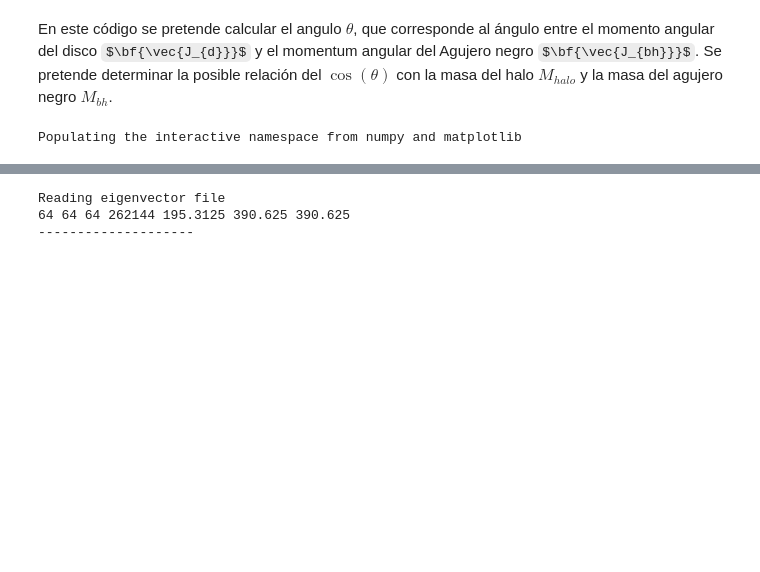
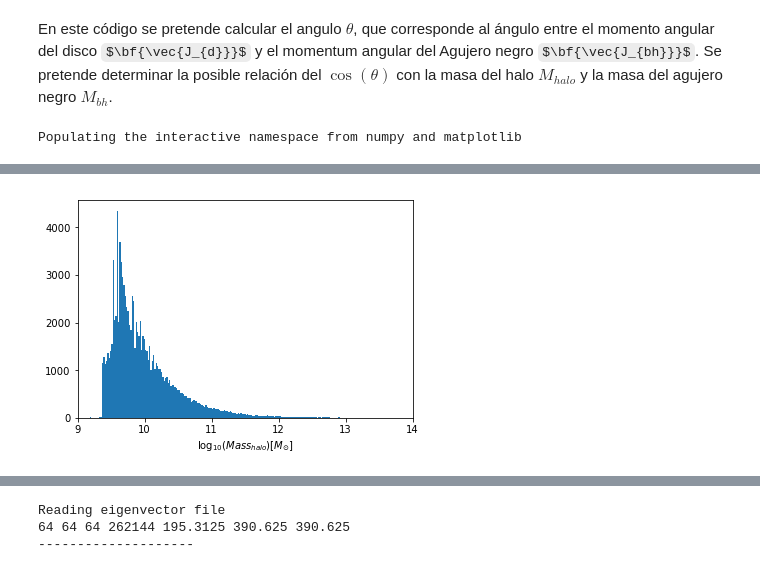
Before and after one commit to Daniel-Montenegro/Thesis, a Jupyter notebook: proyecto/Activity_1/Activity_1.ipynb, the cells around one changed output, grey strips where cells are left out. Saved outputs shown, nothing was run; the diff lists cells and outputs as text; code cells hidden in the pictures; some formulas as TeX source; blank space fills up the shorter version.

```diff
--- a/proyecto/Activity_1/Activity_1.ipynb
+++ b/proyecto/Activity_1/Activity_1.ipynb
@@ -23,16 +23,21 @@ import os
 # %% [output]
 Populating the interactive namespace from numpy and matplotlib
 # %%
-
+"""
+INFORMACION SOBRE LOS HALOS
+"""
 
 #DataFolder= '../../Data/groups_015/'
 #SnapNumber= 1
 
 #sub = arepo.Subfind('%s/'%(DataFolder), SnapNumber ,combineFiles=True)
-#sub = arepo.Subfind('../../Data/groups_015/fof_subhalo_tab_015.0.hdf5' ,combineFiles=True)
+sub = gadget.Subfind('../../Data/groups_015/fof_subhalo_tab_015.0.hdf5' ,combineFiles=True)
 # %%
-#Mass_halo= sub.SubhaloMass*10e10/0.7
-#Masa_bh= sub.SubhaloBHMass*10e10/0.7
+"""
+HALOS
+"""
 
-
-#Spin_disk = sub.SubhaloSpin
+Mass_halo= sub.SubhaloMass*10e10/0.7
+vel_halo = sub.SubhaloVel ##km/s
+vel_dis_halo = sub.SubhaloVelDisp ##km/s
+vel_max_halo = sub.SubhaloVmax  ##km/s
@@ -42,0 +58,13 @@ Populating the interactive namespace from numpy and matplotlib
+# %%
+"""
+Histograma de masa de los halos
+"""
+Bines=np.int(np.sqrt(len(Mass_halo)))
+#hist_Mass_halo=np.histogram(np.log10(Mass_halo), bins=17)
+plt.figure()
+plt.hist(np.log10(Mass_halo),bins=Bines)
+plt.xlim(9,14)
+plt.xlabel("$\log_{10}(Mass_{halo})[M_{\odot}]$")
+plt.savefig("histo_Mass_halo.png")
+# %% [output]
+[figure, added]
```
Also changed, not shown: parts of 8 cells of this notebook, 11 other files.
